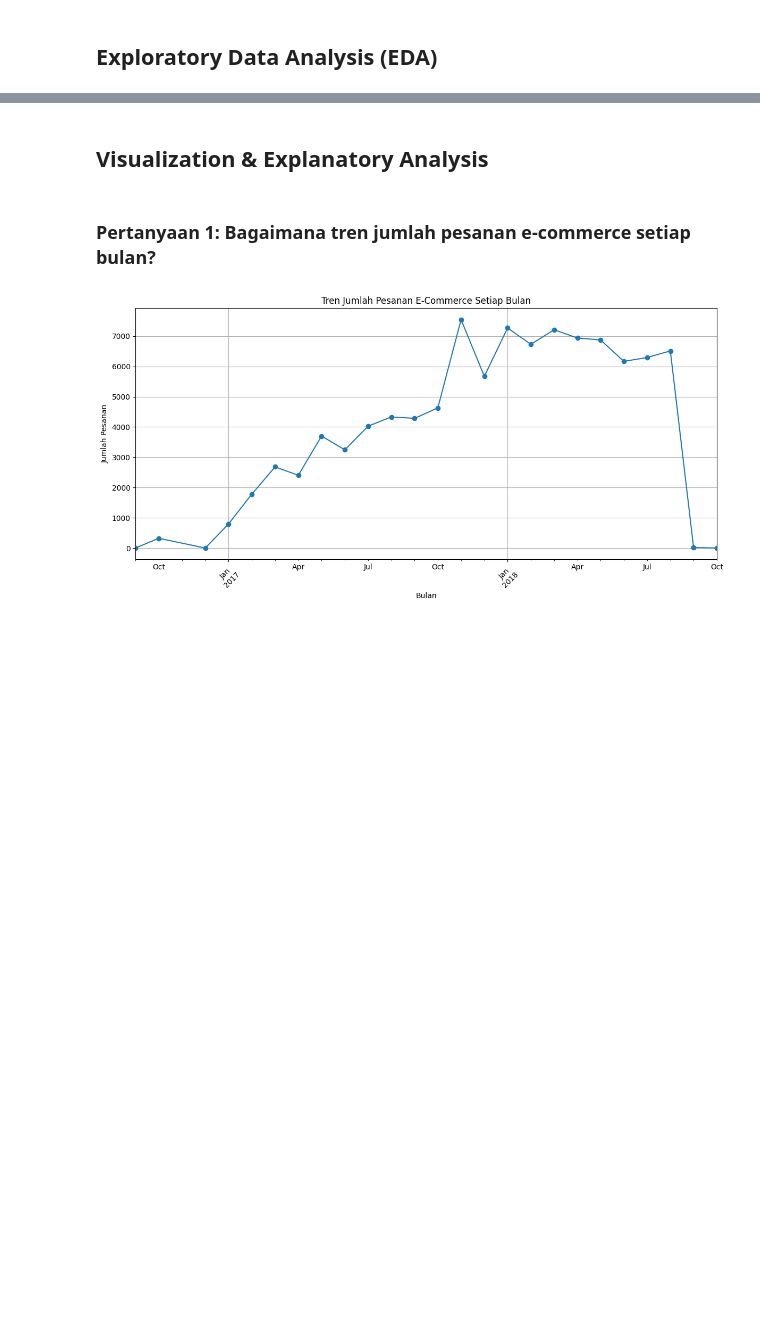
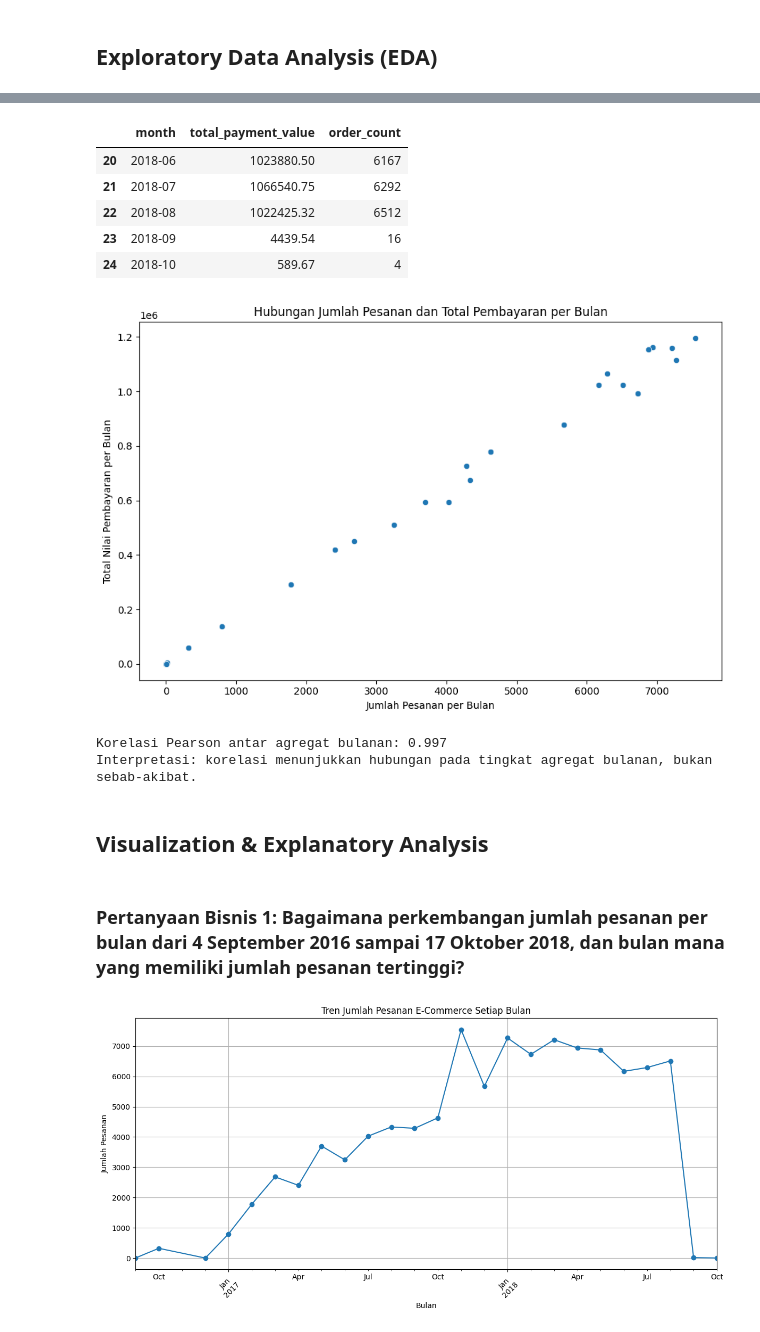
Before and after one commit to FyneticXD/E-commerce-public-dataset-FaturDS-11, a Jupyter notebook: notebook.ipynb, the cells around one changed output, grey strips where cells are left out. Cells and saved outputs as stored; diff of their text form; code cells hidden in the pictures; blank space fills up the shorter version.

```diff
--- a/notebook.ipynb
+++ b/notebook.ipynb
@@ -303,7 +418,63 @@ dtype: int64
+# %%
+# Konversi tanggal dan gabungkan data order dengan payment
+orders_for_analysis = orders_df.copy()
+orders_for_analysis['order_purchase_timestamp'] = pd.to_datetime(
+    orders_for_analysis['order_purchase_timestamp'], errors='coerce'
+)
+
+orders_payments_analysis = orders_for_analysis[
+    ['order_id', 'order_purchase_timestamp']
+].merge(
+    order_payments_df[['order_id', 'payment_value']],
+    on='order_id',
+    how='inner'
+)
+
+orders_payments_analysis = orders_payments_analysis.dropna(
+    subset=['order_purchase_timestamp']
+)
+orders_payments_analysis['month'] = (
+    orders_payments_analysis['order_purchase_timestamp'].dt.to_period('M')
+)
+
+monthly_business_metrics = orders_payments_analysis.groupby('month').agg(
+    total_payment_value=('payment_value', 'sum'),
+    order_count=('order_id', 'nunique')
+).reset_index()
+
+display(monthly_business_metrics.tail())
+
+plt.figure(figsize=(9, 6))
+sns.scatterplot(
+    data=monthly_business_metrics,
+    x='order_count',
+    y='total_payment_value'
+)
+plt.title('Hubungan Jumlah Pesanan dan Total Pembayaran per Bulan')
+plt.xlabel('Jumlah Pesanan per Bulan')
+plt.ylabel('Total Nilai Pembayaran per Bulan')
+plt.tight_layout()
+plt.show()
+
+correlation = monthly_business_metrics['order_count'].corr(
+    monthly_business_metrics['total_payment_value']
+)
+print(f"Korelasi Pearson antar agregat bulanan: {correlation:.3f}")
+print("Interpretasi: korelasi menunjukkan hubungan pada tingkat agregat bulanan, bukan sebab-akibat.")
+# %% [output]
+|  | month | total_payment_value | order_count |
+| 20 | 2018-06 | 1023880.50 | 6167 |
+| 21 | 2018-07 | 1066540.75 | 6292 |
+| 22 | 2018-08 | 1022425.32 | 6512 |
+| 23 | 2018-09 | 4439.54 | 16 |
+| 24 | 2018-10 | 589.67 | 4 |
+[figure, added]
+Korelasi Pearson antar agregat bulanan: 0.997
+Interpretasi: korelasi menunjukkan hubungan pada tingkat agregat bulanan, bukan sebab-akibat.
 # %% [markdown]
 ## Visualization & Explanatory Analysis
-# %% [markdown]
-### Pertanyaan 1: Bagaimana tren jumlah pesanan e-commerce setiap bulan?
+# %% [markdown]
+### Pertanyaan Bisnis 1: Bagaimana perkembangan jumlah pesanan per bulan dari 4 September 2016 sampai 17 Oktober 2018, dan bulan mana yang memiliki jumlah pesanan tertinggi?
 # %%
 
 import matplotlib.pyplot as plt
```
Also changed, not shown: parts of 28 cells of this notebook, 1 other file.
